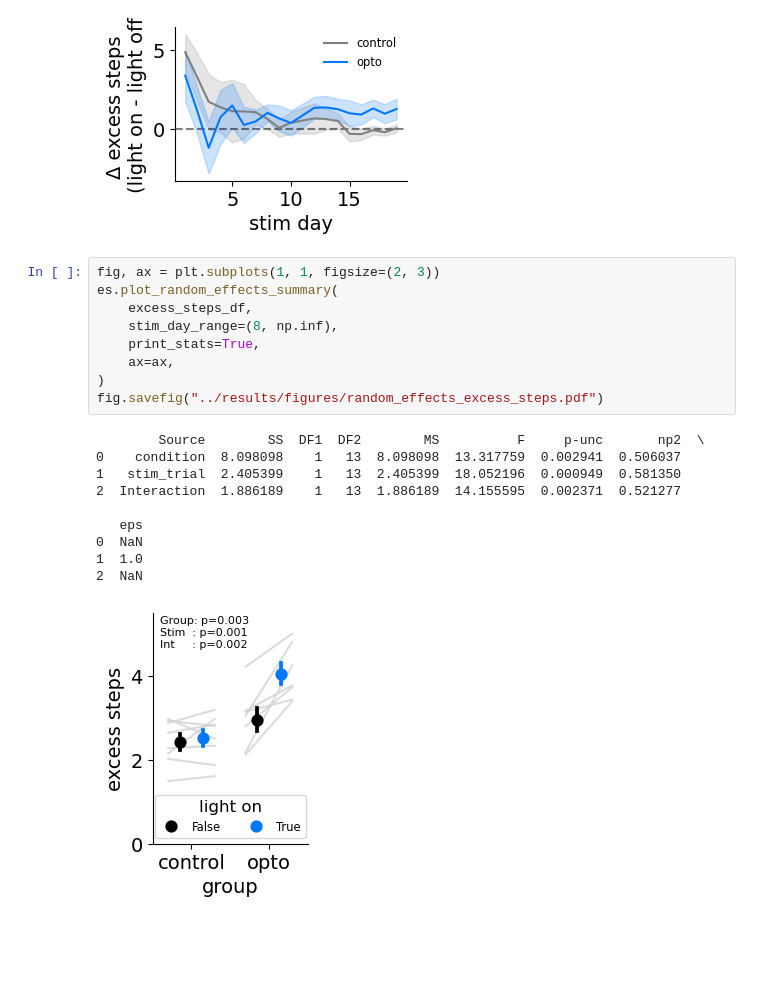
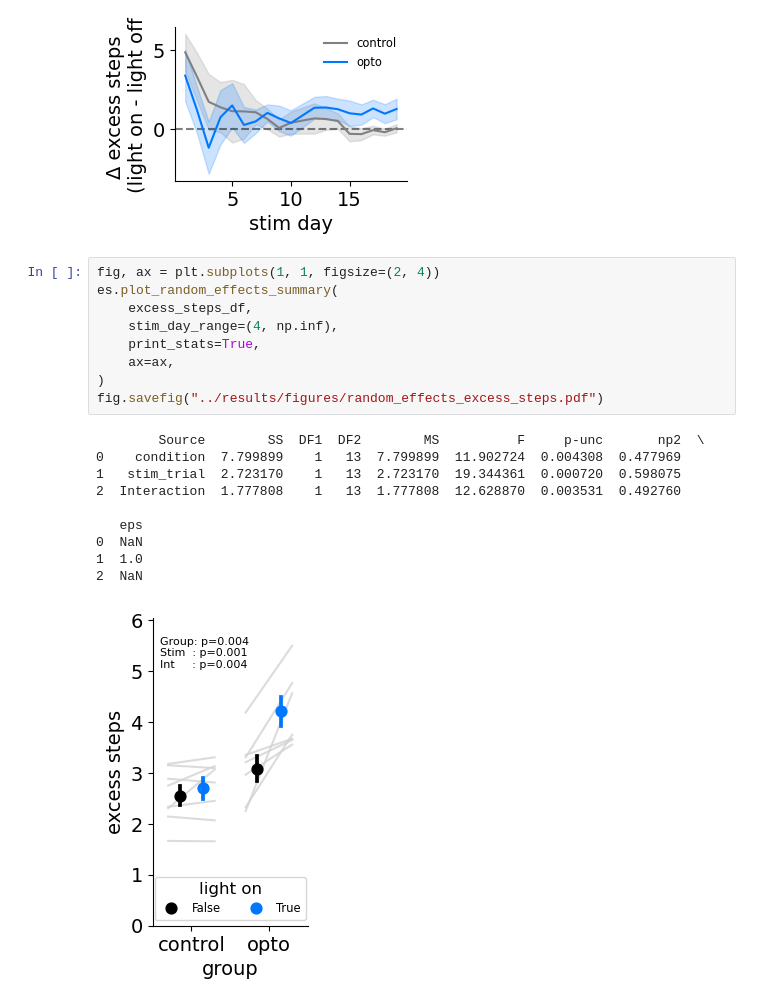
Before and after one commit to peterdoohan/goalNav_mFC-opto3, a Jupyter notebook: code/Notebooks/performance_metrics.ipynb, the cells around one changed output. Drawn from its saved outputs; the diff is of its cells as text; blank space fills up the shorter version.

```diff
--- a/code/Notebooks/performance_metrics.ipynb
+++ b/code/Notebooks/performance_metrics.ipynb
@@ -63,25 +63,25 @@ f.savefig("../results/figures/delta_excess_steps_over_time.pdf")
 # %% [output]
 [figure]
 # %%
-fig, ax = plt.subplots(1, 1, figsize=(2, 3))
+fig, ax = plt.subplots(1, 1, figsize=(2, 4))
 es.plot_random_effects_summary(
     excess_steps_df,
-    stim_day_range=(8, np.inf),
+    stim_day_range=(4, np.inf),
     print_stats=True,
     ax=ax,
 )
 fig.savefig("../results/figures/random_effects_excess_steps.pdf")
 # %% [output]
         Source        SS  DF1  DF2        MS          F     p-unc       np2  \
-0    condition  8.098098    1   13  8.098098  13.317759  0.002941  0.506037
-1   stim_trial  2.405399    1   13  2.405399  18.052196  0.000949  0.581350
-2  Interaction  1.886189    1   13  1.886189  14.155595  0.002371  0.521277
+0    condition  7.799899    1   13  7.799899  11.902724  0.004308  0.477969
+1   stim_trial  2.723170    1   13  2.723170  19.344361  0.000720  0.598075
+2  Interaction  1.777808    1   13  1.777808  12.628870  0.003531  0.492760
 
    eps
 0  NaN
 1  1.0
 2  NaN
-[figure, old version]
+[figure, new version]
 # %%
 # focusing even more on late data
 es.plot_random_effects_summary(
```
Also changed, not shown: parts of 9 cells of this notebook, 3 other files.
